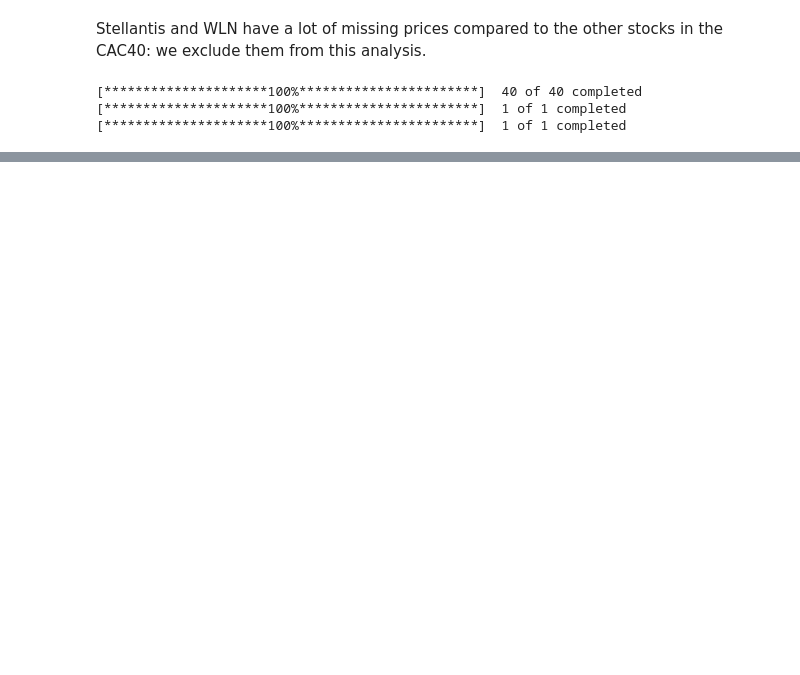
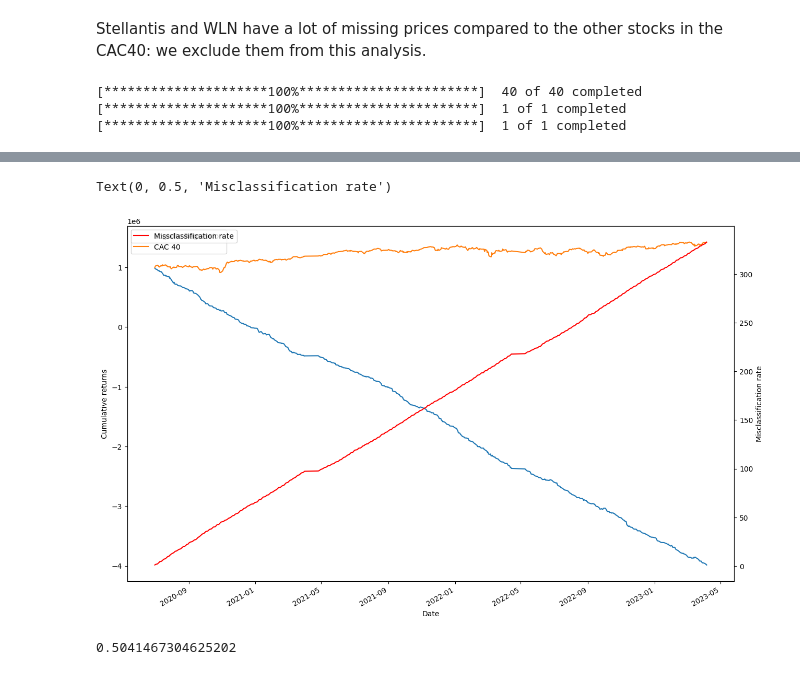
Before and after one commit to mattdimi/DLPSRP, a Jupyter notebook: Research project.ipynb, the cells around one changed output, grey strips where cells are left out. Saved outputs shown, nothing was run; the diff lists cells and outputs as text; code cells hidden in the pictures; blank space fills up the shorter version.

```diff
--- a/Research project.ipynb
+++ b/Research project.ipynb
@@ -121,0 +94,19 @@ backtest_performances.plot()
+# %%
+backtest = BackTester(weights_test_full_logistic, returns, capital, risk_free, benchmark = benchmark_returns, name = "Logistic Regression")
+backtest_statistics = backtest.get_backtest_statistics()
+cum_returns = backtest.get_strategy_cumulative_returns()
+cum_returns["Missclassification rate"] = (forecasts_test["LogisticRegression"] != np.sign(returns.loc[test_index_full, :])).abs().mean(axis = 1).cumsum()
+
+fig, ax1 = plt.subplots()
+ax2 = ax1.twinx()
+cum_returns.plot(y = ["Logistic Regression", "CAC 40"], ax = ax1, figsize = (15, 10))
+cum_returns.plot(y = "Missclassification rate", ax = ax2, color = "red")
+ax1.set_ylabel("Cumulative returns")
+ax2.set_ylabel("Misclassification rate")
+# %% [output]
+Text(0, 0.5, 'Misclassification rate')
+[figure, added]
+# %%
+(forecasts_test["LogisticRegression"] != np.sign(returns.loc[test_index_full, :])).abs().mean(axis = 1).mean()
+# %% [output]
+0.5041467304625202
```
Also changed, not shown: parts of 24 cells of this notebook, 6 other files.
